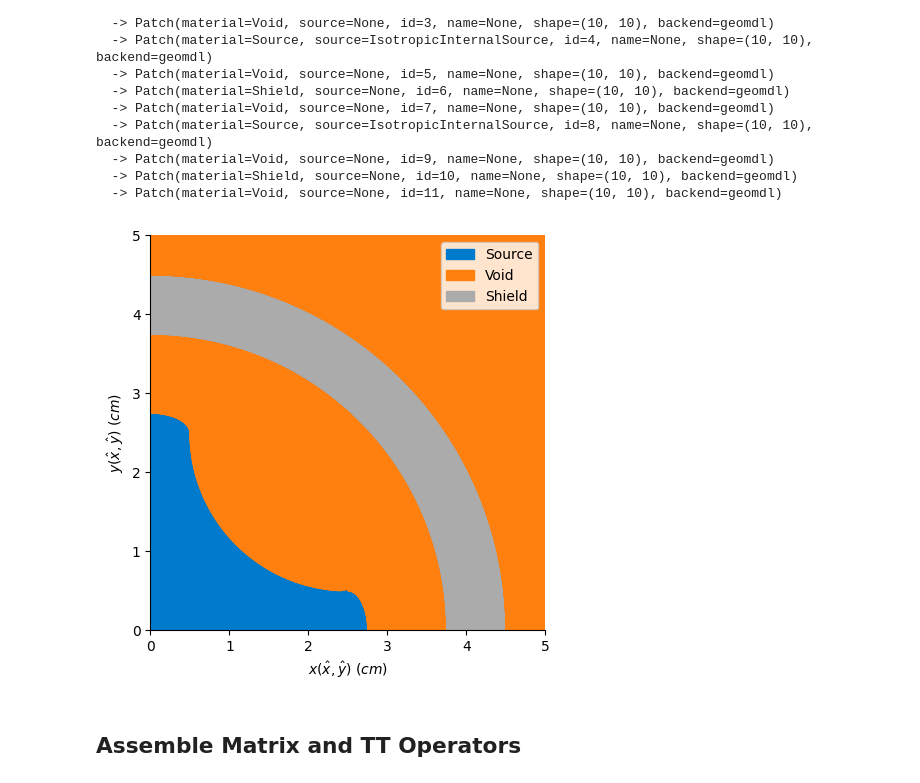
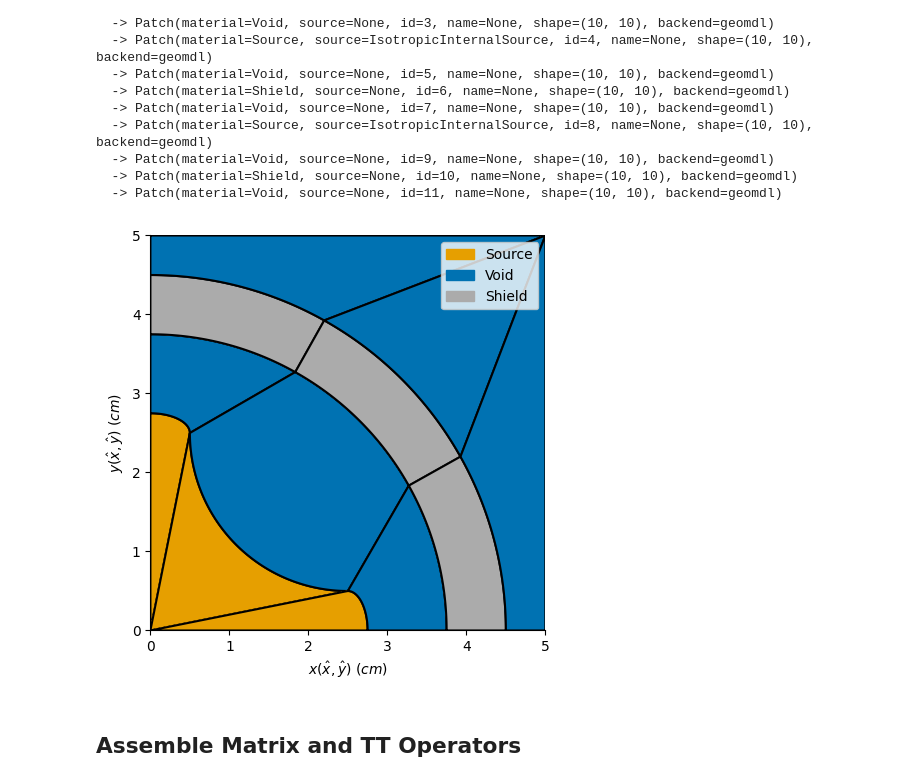
Before and after one commit to myerspat/ttnte, a Jupyter notebook: notebooks/fixed_source/cruciform/cruciform.ipynb, the cells around one changed output. Drawn from its saved outputs; the diff is of its cells as text; code cells hidden in the pictures.

Commit message:
cruciform fixed source problem

```diff
--- a/notebooks/fixed_source/cruciform/cruciform.ipynb
+++ b/notebooks/fixed_source/cruciform/cruciform.ipynb
@@ -119,12 +119,17 @@ IGAMesh(id=0, name=None, num_patches=12, reflective_boundaries=True)
   -> Patch(material=Void, source=None, id=11, name=None, shape=(10, 10), backend=geomdl)
 # %%
 # Plot final mesh
-ax = mesh.plot(plot_ctrlpts=False)
+ax = mesh.plot(
+    plot_ctrlpts=False,
+    plot_boundaries=True,
+    color_by="material",
+    colors={"Source": "#E69F00", "Void": "#0072B2", "Shield": "#ABABAB"},
+)
 plt.tight_layout()
-plt.savefig("./figs/cruciform.png", dpi=300)
+plt.savefig("./figs/cruciform.png", dpi=300, transparent=True)
 plt.show()
 # %% [output]
-[figure, old version]
+[figure, new version]
 # %% [markdown]
 ## Assemble Matrix and TT Operators
 # %%
```
Also changed, not shown: parts of 7 cells of this notebook, 11 other files.
